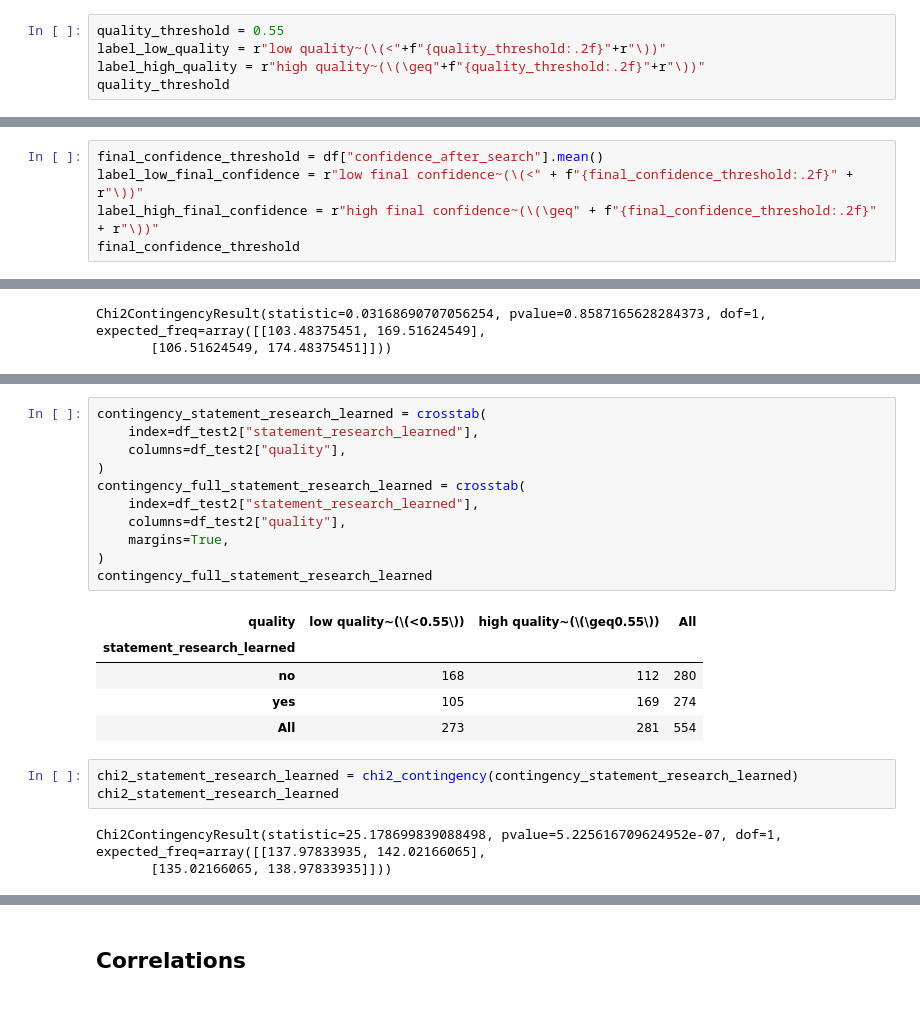
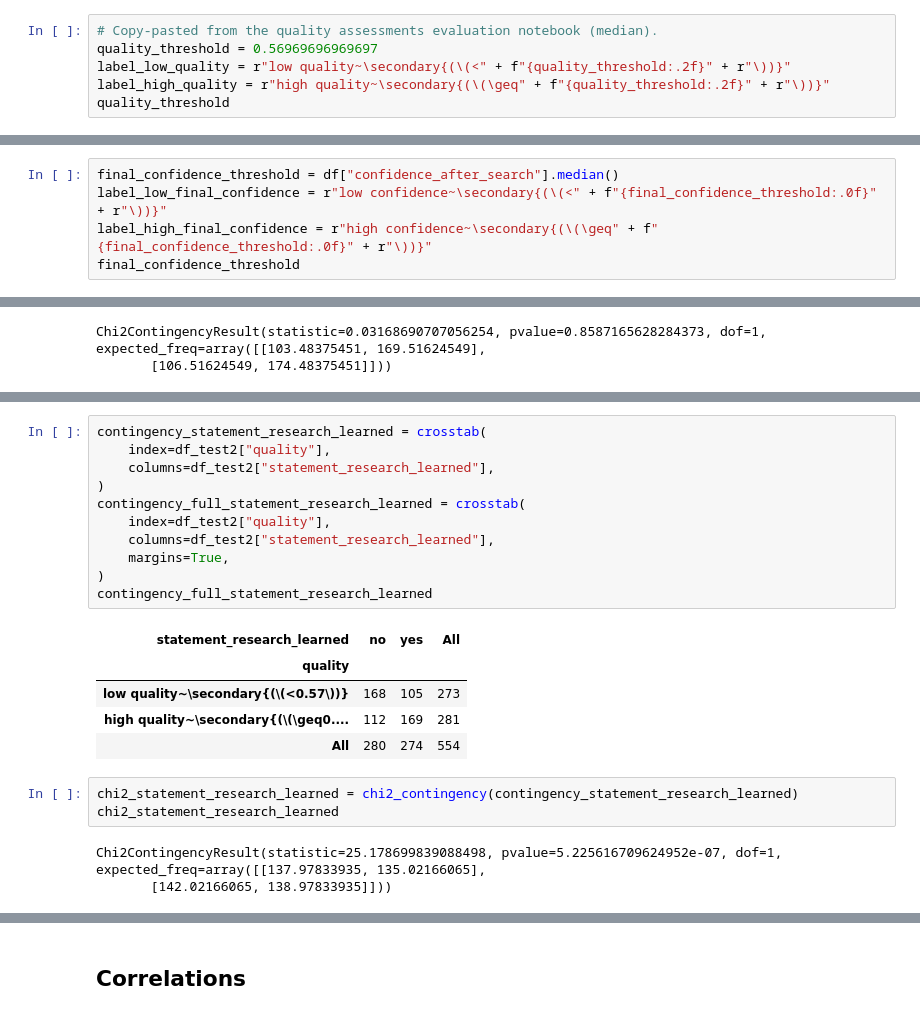
Before and after one commit to webis-de/clef24-search-quality-decision-making, a Jupyter notebook: notebooks/evaluation_user_study.ipynb, the cells around one changed output, grey strips where cells are left out. Drawn from its saved outputs; the diff is of its cells as text.

```diff
--- a/notebooks/evaluation_user_study.ipynb
+++ b/notebooks/evaluation_user_study.ipynb
@@ -467,6 +493,7 @@ plot
 # %%
-quality_threshold = 0.55
-label_low_quality = r"low quality~(\(<"+f"{quality_threshold:.2f}"+r"\))"
-label_high_quality = r"high quality~(\(\geq"+f"{quality_threshold:.2f}"+r"\))"
+# Copy-pasted from the quality assessments evaluation notebook (median).
+quality_threshold = 0.56969696969697
+label_low_quality = r"low quality~\secondary{(\(<" + f"{quality_threshold:.2f}" + r"\))}"
+label_high_quality = r"high quality~\secondary{(\(\geq" + f"{quality_threshold:.2f}" + r"\))}"
 quality_threshold
 # %% [output]
@@ -481,6 +508,6 @@ initial_confidence_threshold
 # %%
-final_confidence_threshold = df["confidence_after_search"].mean()
-label_low_final_confidence = r"low final confidence~(\(<" + f"{final_confidence_threshold:.2f}" + r"\))"
-label_high_final_confidence = r"high final confidence~(\(\geq" + f"{final_confidence_threshold:.2f}" + r"\))"
+final_confidence_threshold = df["confidence_after_search"].median()
+label_low_final_confidence = r"low confidence~\secondary{(\(<" + f"{final_confidence_threshold:.0f}" + r"\))}"
+label_high_final_confidence = r"high confidence~\secondary{(\(\geq" + f"{final_confidence_threshold:.0f}" + r"\))}"
 final_confidence_threshold
 # %% [output]
@@ -1220,25 +1155,25 @@ Chi2ContingencyResult(statistic=13.573342966759338, pvalue=0.0002294204258409725
 # %%
 contingency_statement_research_learned = crosstab(
-    index=df_test2["statement_research_learned"],
-    columns=df_test2["quality"],
+    index=df_test2["quality"],
+    columns=df_test2["statement_research_learned"],
 )
 contingency_full_statement_research_learned = crosstab(
-    index=df_test2["statement_research_learned"],
-    columns=df_test2["quality"],
+    index=df_test2["quality"],
+    columns=df_test2["statement_research_learned"],
     margins=True,
 )
 contingency_full_statement_research_learned
 # %% [output]
-| quality | low quality~(\(<0.55\)) | high quality~(\(\geq0.55\)) | All |
-| statement_research_learned |  |  |  |
-| no | 168 | 112 | 280 |
-| yes | 105 | 169 | 274 |
-| All | 273 | 281 | 554 |
+| statement_research_learned | no | yes | All |
+| quality |  |  |  |
+| low quality~\secondary{(\(<0.57\))} | 168 | 105 | 273 |
+| high quality~\secondary{(\(\geq0.... | 112 | 169 | 281 |
+| All | 280 | 274 | 554 |
 # %%
 chi2_statement_research_learned = chi2_contingency(contingency_statement_research_learned)
 chi2_statement_research_learned
 # %% [output]
-Chi2ContingencyResult(statistic=25.178699839088498, pvalue=5.225616709624952e-07, dof=1, expected_freq=array([[137.97833935, 142.02166065],
-       [135.02166065, 138.97833935]]))
+Chi2ContingencyResult(statistic=25.178699839088498, pvalue=5.225616709624952e-07, dof=1, expected_freq=array([[137.97833935, 135.02166065],
+       [142.02166065, 138.97833935]]))
 # %%
 contingency_statement_research_continue = crosstab(
```
Also changed, not shown: parts of 57 cells of this notebook.
